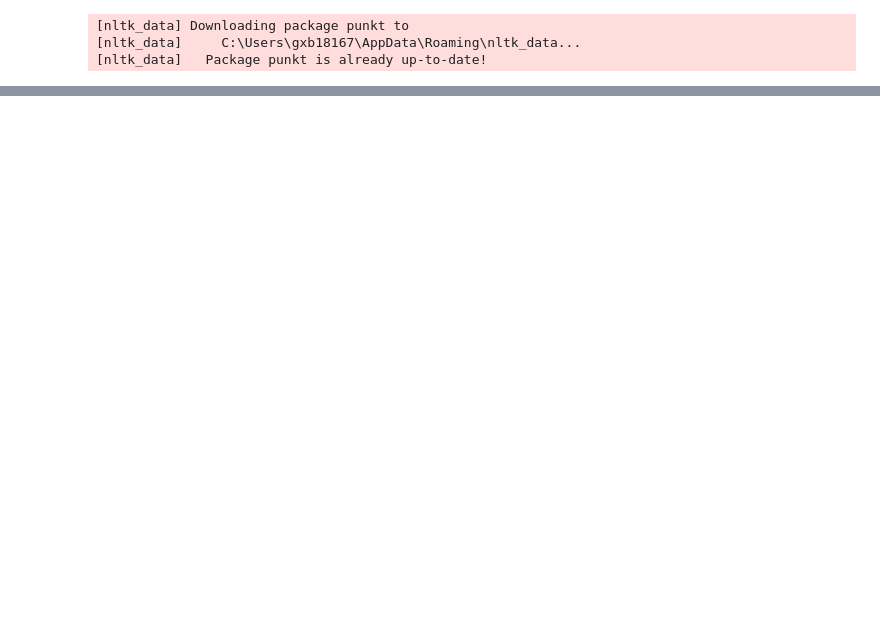
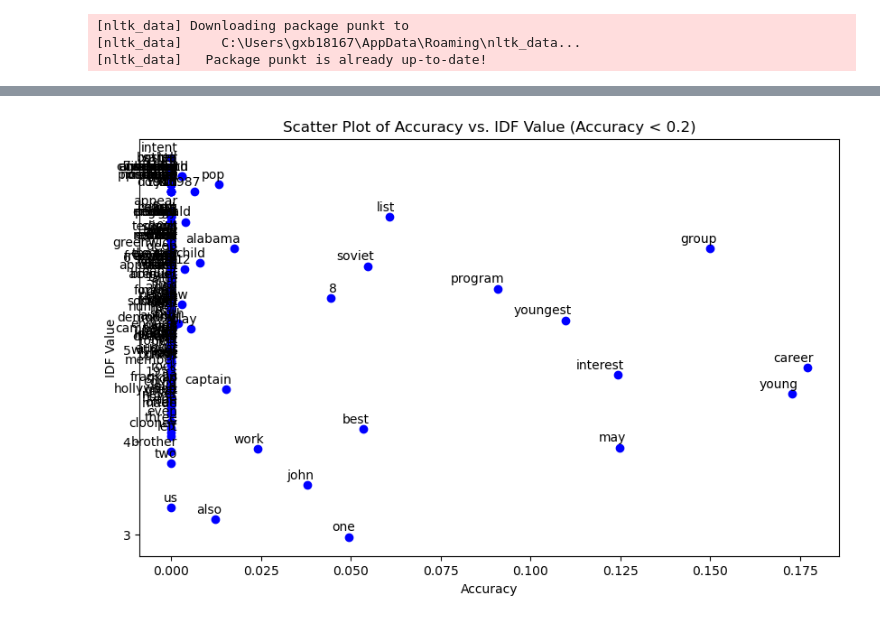
Before and after one commit to NiallMcguire/SIGIR_EEG_GAN, a Jupyter notebook: Development/EEG-To-Text-GAN/Data_Exploration/IDF_plots.ipynb, the cells around one changed output, grey strips where cells are left out. Drawn from its saved outputs; the diff is of its cells as text; code cells hidden in the pictures; blank space fills up the shorter version.

Commit message:
Weighted based in TF-IDF

```diff
--- a/Development/EEG-To-Text-GAN/Data_Exploration/IDF_plots.ipynb
+++ b/Development/EEG-To-Text-GAN/Data_Exploration/IDF_plots.ipynb
@@ -246,0 +247,8 @@ plt.show()
+# %%
+#Looking at best and lowest performing non-stop words
+import pandas as pd
+
+common_keys = set(stop_word_removal_Accuracy.keys()) & set(IDF_stop_word_removal_Accuracy.keys())
+df = pd.DataFrame({'Word': list(common_keys),
+                   'Accuracy': [stop_word_removal_Accuracy[key] for key in common_keys],
+                   'IDF': [IDF_stop_word_removal_Accuracy[key] for key in common_keys]})
@@ -246,0 +293,26 @@ plt.show()
+# %%
+# Scatter plot
+
+# Set the accuracy threshold
+accuracy_threshold = 0.2
+
+# Filter the DataFrame based on the accuracy threshold
+filtered_df = df[df['Accuracy'] < accuracy_threshold]
+
+# Scatter plot
+plt.figure(figsize=(10, 6))
+plt.scatter(filtered_df['Accuracy'], filtered_df['IDF'], marker='o', color='blue')
+
+# Label each point with the corresponding word
+for i, word in enumerate(filtered_df['Word']):
+    plt.annotate(word, (filtered_df['Accuracy'].iloc[i], filtered_df['IDF'].iloc[i]), textcoords="offset points", xytext=(5,5), ha='right')
+
+# Set plot labels and title
+plt.xlabel('Accuracy')
+plt.ylabel('IDF Value')
+plt.title(f'Scatter Plot of Accuracy vs. IDF Value (Accuracy < {accuracy_threshold})')
+
+# Show the plot
+plt.show()
+# %% [output]
+[figure, added]
```
Also changed, not shown: parts of 5 cells of this notebook.
